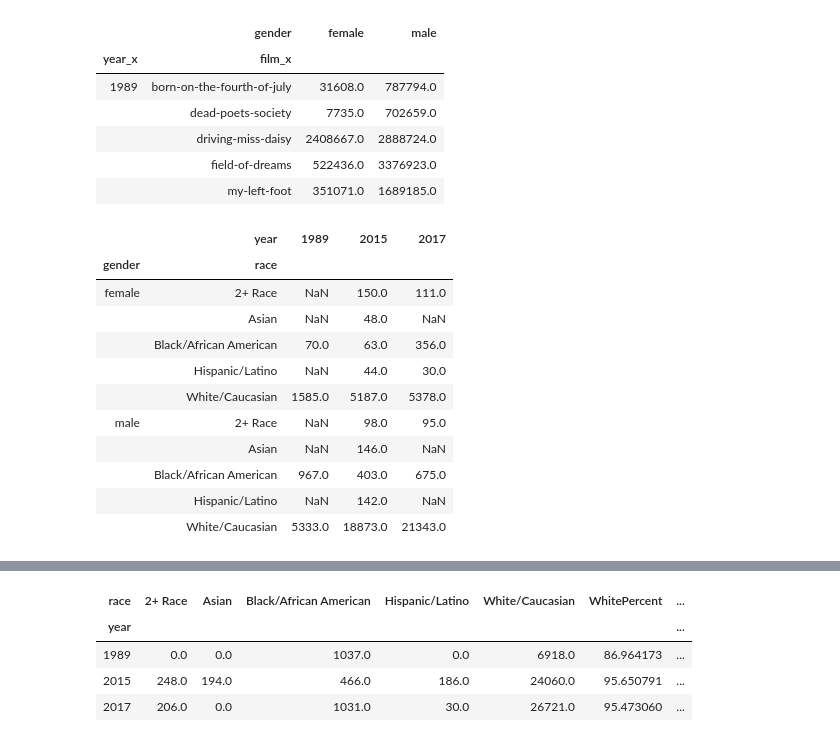
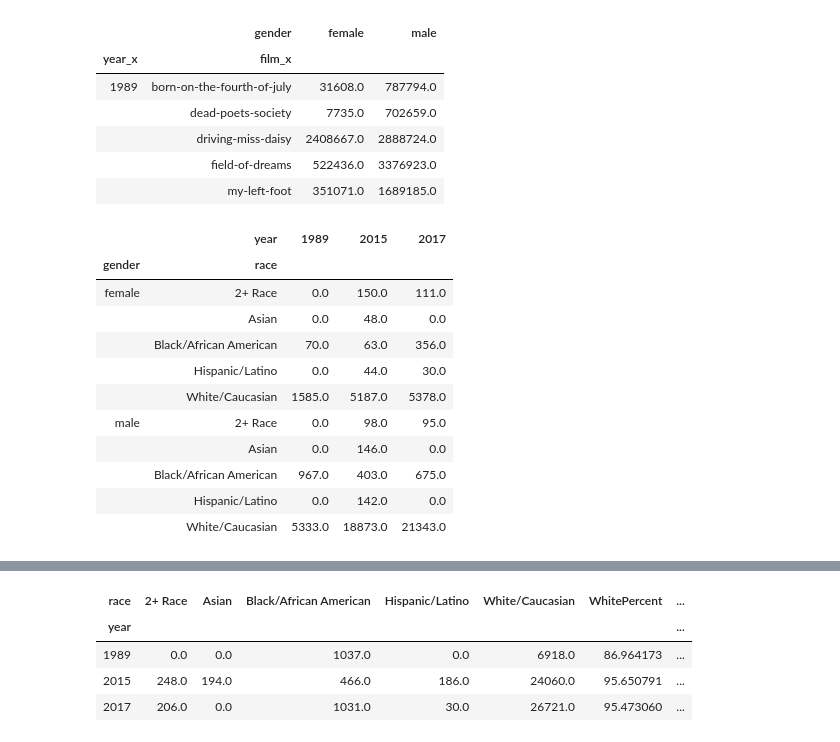
Before and after one commit to grothaek/Project, a Jupyter notebook: Project_Ponting.ipynb, the cells around one changed output, grey strips where cells are left out. Cells and saved outputs as stored; diff of their text form; code cells hidden in the pictures.

```diff
--- a/Project_Ponting.ipynb
+++ b/Project_Ponting.ipynb
@@ -59,17 +57,25 @@ wordcount.head()
 # %%
 # Pivot table to explore data in a different way
 # Statistical metric (0.5 point)
-joined_data_two.pivot_table(columns='year',index=['gender','race'],values='words',aggfunc='count')
+# apply function to get rid of NaN (1 point)
+
+jd2 = joined_data_two.pivot_table(columns='year',index=['gender','race'],values='words',aggfunc='count')
+
+def nan_filler (df, scalar):
+    return df.fillna(scalar)
+import numpy as np
+import pandas as pd
+nan_filler(jd2,0)
 # %% [output]
 |  | year | 1989 | 2015 | 2017 |
 | gender | race |  |  |  |
-| female | 2+ Race | NaN | 150.0 | 111.0 |
-|  | Asian | NaN | 48.0 | NaN |
+| female | 2+ Race | 0.0 | 150.0 | 111.0 |
+|  | Asian | 0.0 | 48.0 | 0.0 |
 |  | Black/African American | 70.0 | 63.0 | 356.0 |
-|  | Hispanic/Latino | NaN | 44.0 | 30.0 |
+|  | Hispanic/Latino | 0.0 | 44.0 | 30.0 |
 |  | White/Caucasian | 1585.0 | 5187.0 | 5378.0 |
-| male | 2+ Race | NaN | 98.0 | 95.0 |
-|  | Asian | NaN | 146.0 | NaN |
+| male | 2+ Race | 0.0 | 98.0 | 95.0 |
+|  | Asian | 0.0 | 146.0 | 0.0 |
 |  | Black/African American | 967.0 | 403.0 | 675.0 |
-|  | Hispanic/Latino | NaN | 142.0 | NaN |
+|  | Hispanic/Latino | 0.0 | 142.0 | 0.0 |
 |  | White/Caucasian | 5333.0 | 18873.0 | 21343.0 |
```
Also changed, not shown: parts of 15 cells of this notebook.
